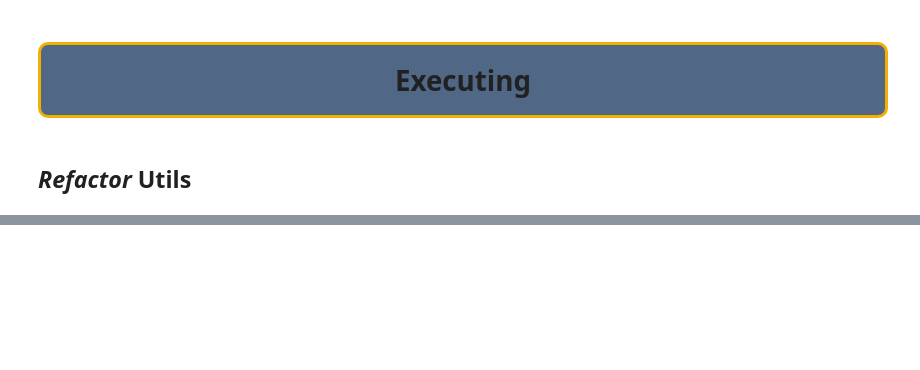
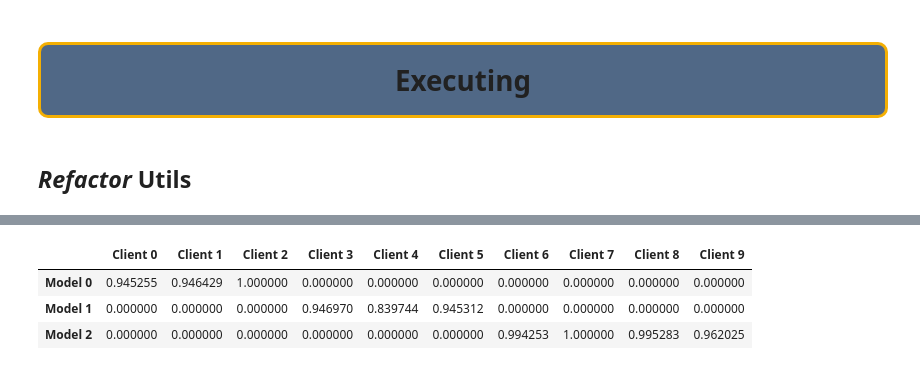
Before and after one commit to safe-pfl/safe-pfl, a Jupyter notebook: safe-pfl.ipynb, the cells around one changed output, grey strips where cells are left out. Drawn from its saved outputs; the diff is of its cells as text; code cells hidden in the pictures; blank space fills up the shorter version.

```diff
--- a/safe-pfl.ipynb
+++ b/safe-pfl.ipynb
@@ -91,6 +92,7 @@ configurations = Config(
     FEDERATED_LEARNING_ROUNDS=80,
     SAVE_BEFORE_AGGREGATION_MODELS=False,
     SENSITIVITY_PERCENTAGE=10,
+    NUMBER_OF_EPOCHS=1
 )
 
 SAFE_PFL_CONFIG = configurations.get_config()
@@ -3048,7 +3110,7 @@ class Client(FederatedTrainingDevice):
         return train_stats
 
     def reset(self):
-        copy(target=self.W, source=self.W_old)
+        copy(source=self.W_old, target=self.W)
 # %%
 class Server(FederatedTrainingDevice):
     def __init__(self, model_fn):
@@ -3227,0 +3486,20 @@ for idc in cluster_indices:
+# %%
+results = np.zeros([10, len(server.model_cache)])
+for i, (idcs, W, accs) in enumerate(server.model_cache):
+    results[idcs, i] = np.array(accs)
+# %%
+import pandas as pd
+
+frame = pd.DataFrame(results, columns=["Model {}".format(i)
+                                                    for i in range(results.shape[1])],
+            index = ["Client {}".format(i) for i in range(results.shape[0])])
+
+def highlight_max(s):
+    is_max = s == s.max()
+    return ['background-color: blue' if v else '' for v in is_max]
+frame.T.style.apply(highlight_max)
+# %% [output]
+|  | Client 0 | Client 1 | Client 2 | Client 3 | Client 4 | Client 5 | Client 6 | Client 7 | Client 8 | Client 9 |
+| Model 0 | 0.945255 | 0.946429 | 1.000000 | 0.000000 | 0.000000 | 0.000000 | 0.000000 | 0.000000 | 0.000000 | 0.000000 |
+| Model 1 | 0.000000 | 0.000000 | 0.000000 | 0.946970 | 0.839744 | 0.945312 | 0.000000 | 0.000000 | 0.000000 | 0.000000 |
+| Model 2 | 0.000000 | 0.000000 | 0.000000 | 0.000000 | 0.000000 | 0.000000 | 0.994253 | 1.000000 | 0.995283 | 0.962025 |
```
Also changed, not shown: parts of 13 cells of this notebook.
